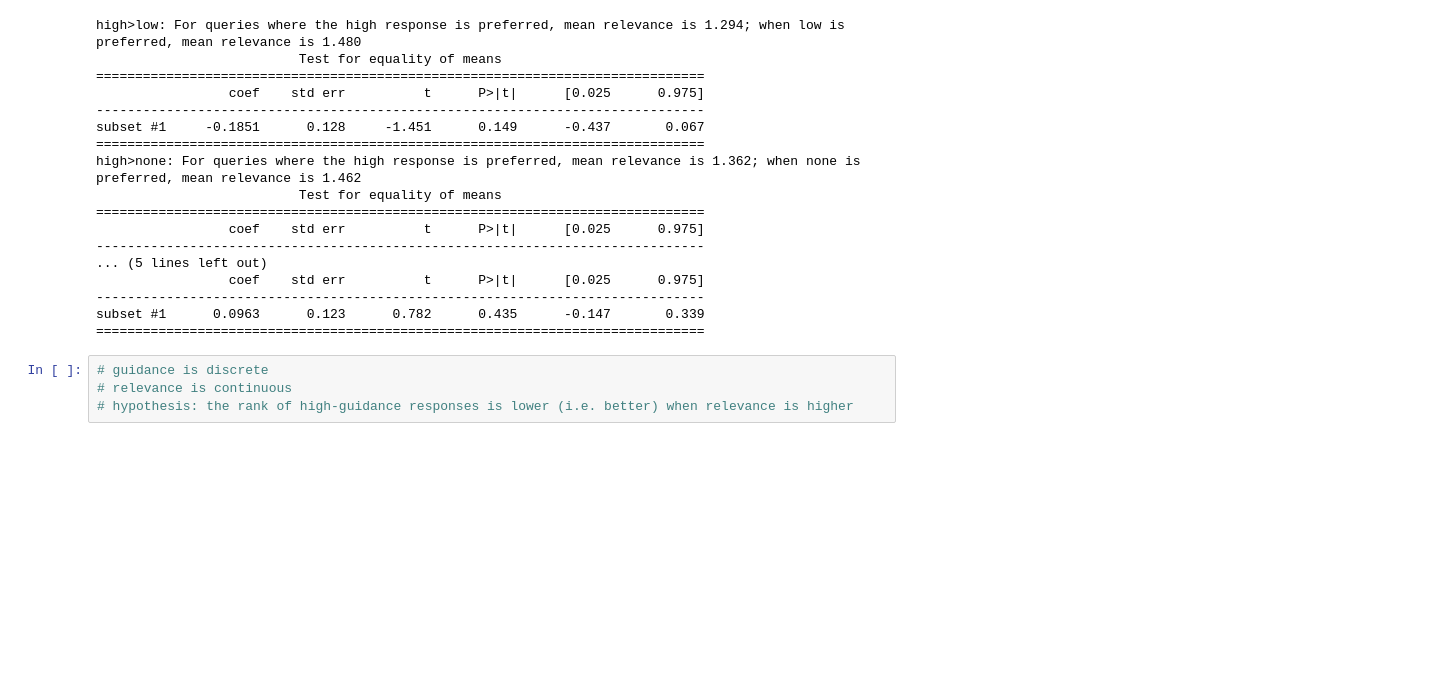
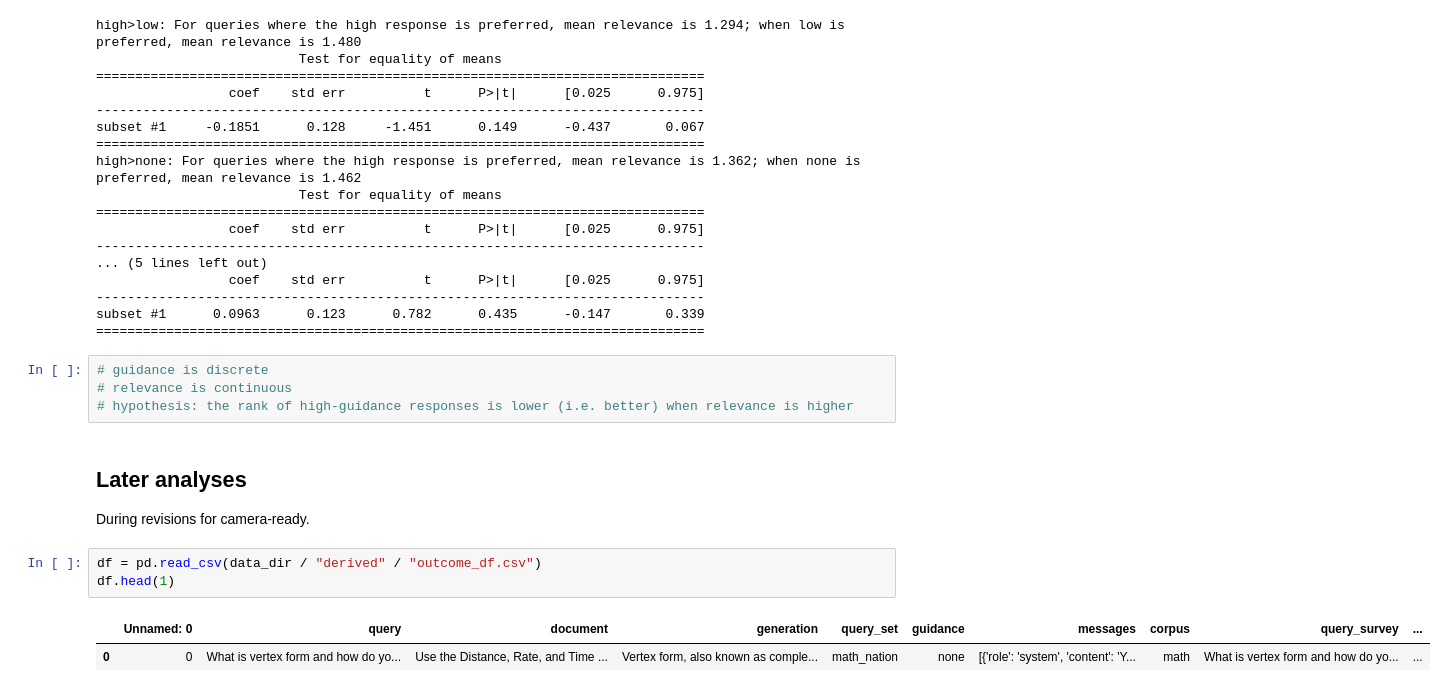
Before and after one commit to DigitalHarborFoundation/rag-for-math-qa, a Jupyter notebook: notebooks/SurveyDataAnalysis.ipynb, the cells around one changed output. Saved outputs shown, nothing was run; the diff lists cells and outputs as text; blank space fills up the shorter version.

Commit message:
Small additional analysis for camera-ready

```diff
--- a/notebooks/SurveyDataAnalysis.ipynb
+++ b/notebooks/SurveyDataAnalysis.ipynb
@@ -2242,3 +2242,13 @@ subset #1      0.0963      0.123      0.782      0.435      -0.147       0.339
 # guidance is discrete
 # relevance is continuous
 # hypothesis: the rank of high-guidance responses is lower (i.e. better) when relevance is higher
+# %% [markdown]
+## Later analyses
+
+During revisions for camera-ready.
+# %%
+df = pd.read_csv(data_dir / "derived" / "outcome_df.csv")
+df.head(1)
+# %% [output]
+|  | Unnamed: 0 | query | document | generation | query_set | guidance | messages | corpus | query_survey | ... |
+| 0 | 0 | What is vertex form and how do yo... | Use the Distance, Rate, and Time ... | Vertex form, also known as comple... | math_nation | none | [{'role': 'system', 'content': 'Y... | math | What is vertex form and how do yo... | ... |
```
Also changed, not shown: parts of 5 cells of this notebook.
